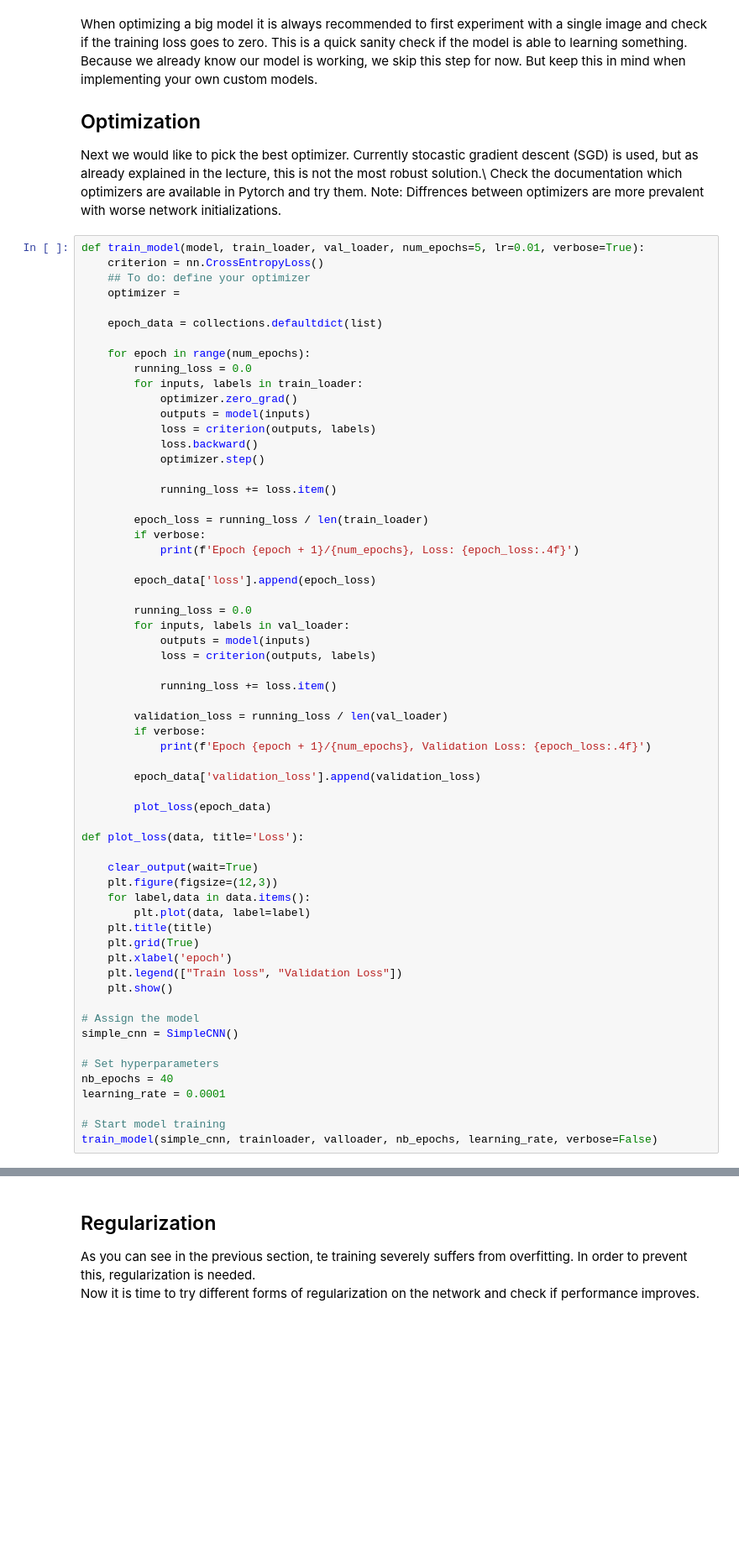
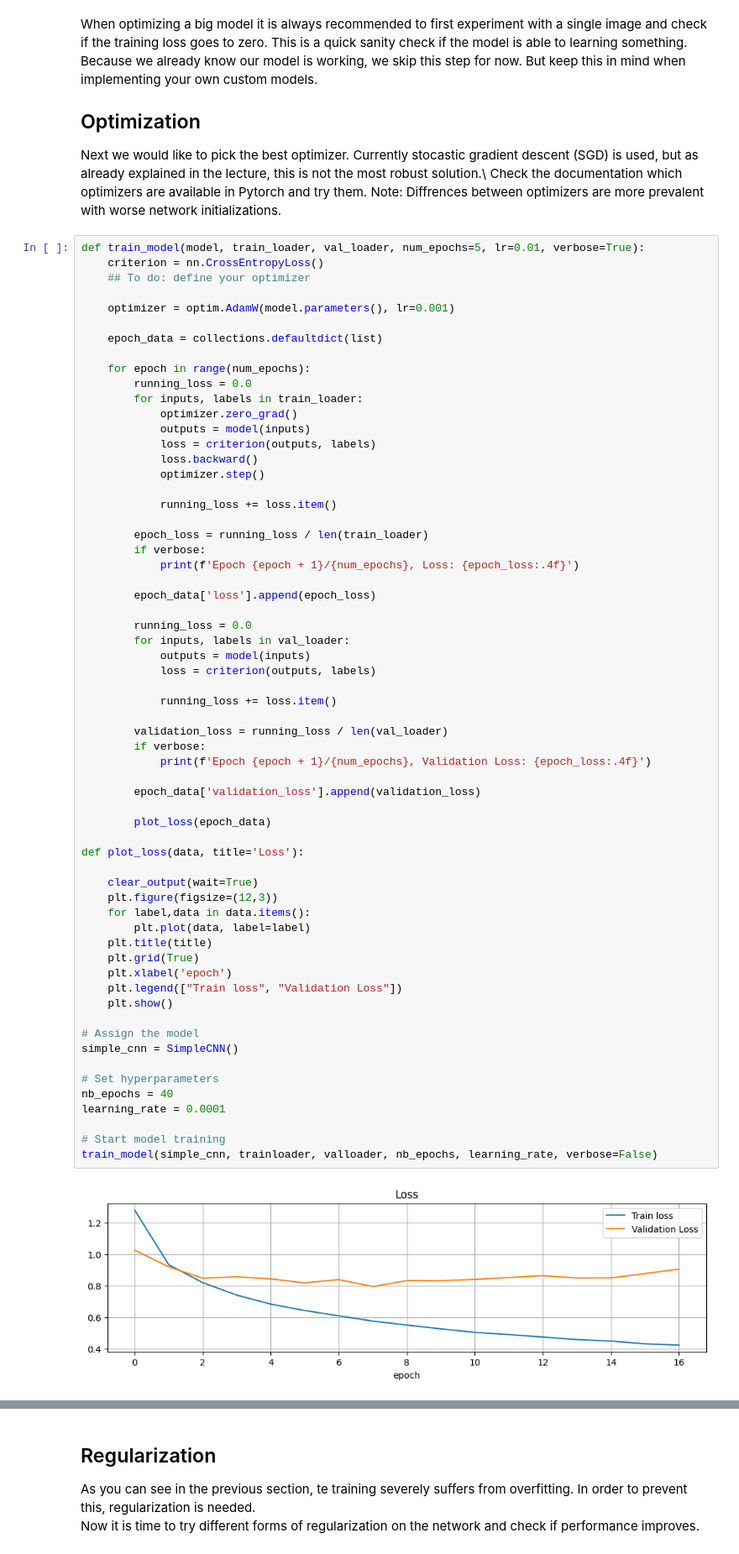
Before and after one commit to robertderidder/NNCV, a Jupyter notebook: Weekly notebooks/05_model_training.ipynb, the cells around one changed output, grey strips where cells are left out. Shown at 84% size. Saved outputs shown, nothing was run; the diff lists cells and outputs as text; blank space fills up the shorter version.

```diff
--- a/Weekly notebooks/05_model_training.ipynb
+++ b/Weekly notebooks/05_model_training.ipynb
@@ -232,7 +275,8 @@ Next we would like to pick the best optimizer. Currently stocastic gradient desc
 def train_model(model, train_loader, val_loader, num_epochs=5, lr=0.01, verbose=True):
     criterion = nn.CrossEntropyLoss()
     ## To do: define your optimizer
-    optimizer =
+
+    optimizer = optim.AdamW(model.parameters(), lr=0.001)
 
     epoch_data = collections.defaultdict(list)
 
@@ -262,30 +306,32 @@ def train_model(model, train_loader, val_loader, num_epochs=5, lr=0.01, verbose=
 
         validation_loss = running_loss / len(val_loader)
         if verbose:
             print(f'Epoch {epoch + 1}/{num_epochs}, Validation Loss: {epoch_loss:.4f}')
 
         epoch_data['validation_loss'].append(validation_loss)
 
         plot_loss(epoch_data)
 
 def plot_loss(data, title='Loss'):
 
     clear_output(wait=True)
     plt.figure(figsize=(12,3))
     for label,data in data.items():
         plt.plot(data, label=label)
     plt.title(title)
     plt.grid(True)
     plt.xlabel('epoch')
     plt.legend(["Train loss", "Validation Loss"])
     plt.show()
 
 # Assign the model
 simple_cnn = SimpleCNN()
 
 # Set hyperparameters
 nb_epochs = 40
 learning_rate = 0.0001
 
 # Start model training
 train_model(simple_cnn, trainloader, valloader, nb_epochs, learning_rate, verbose=False)
+# %% [output]
+[figure, added]
```
Also changed, not shown: parts of 7 cells of this notebook, 9 other files.
